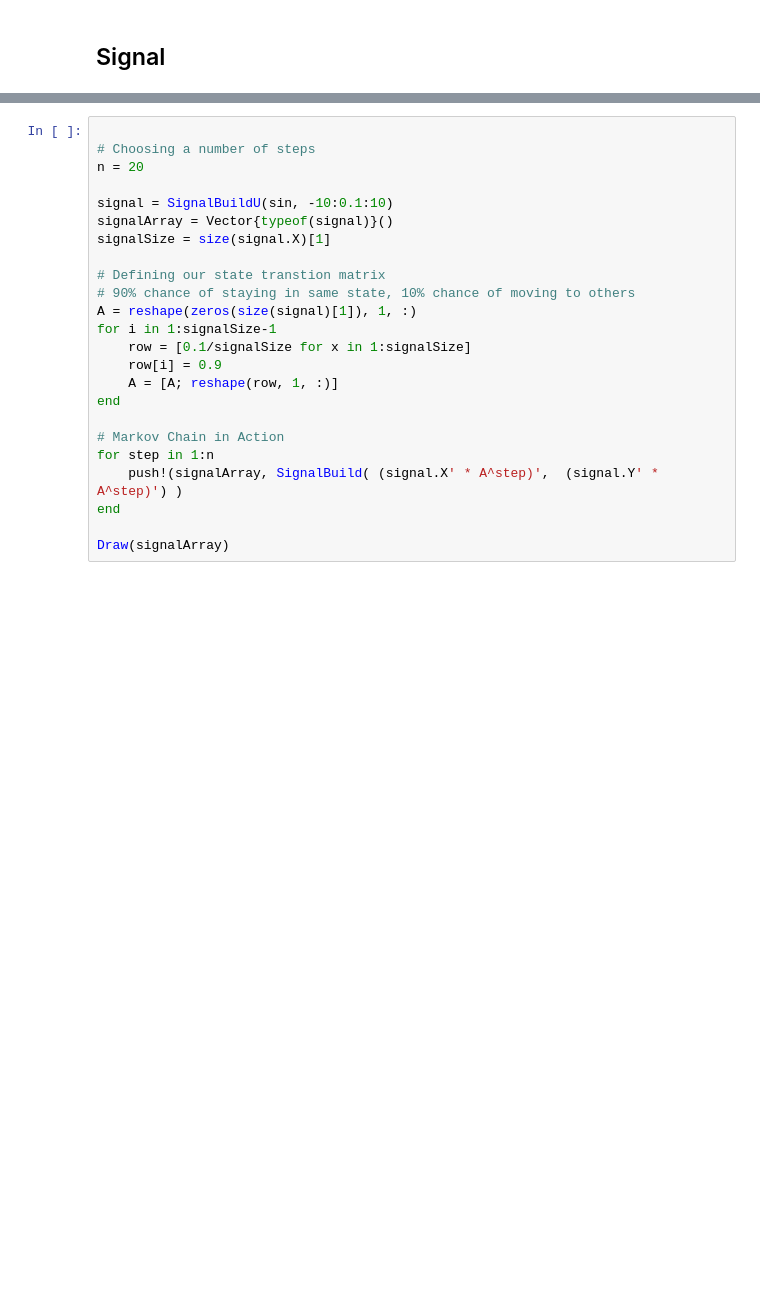
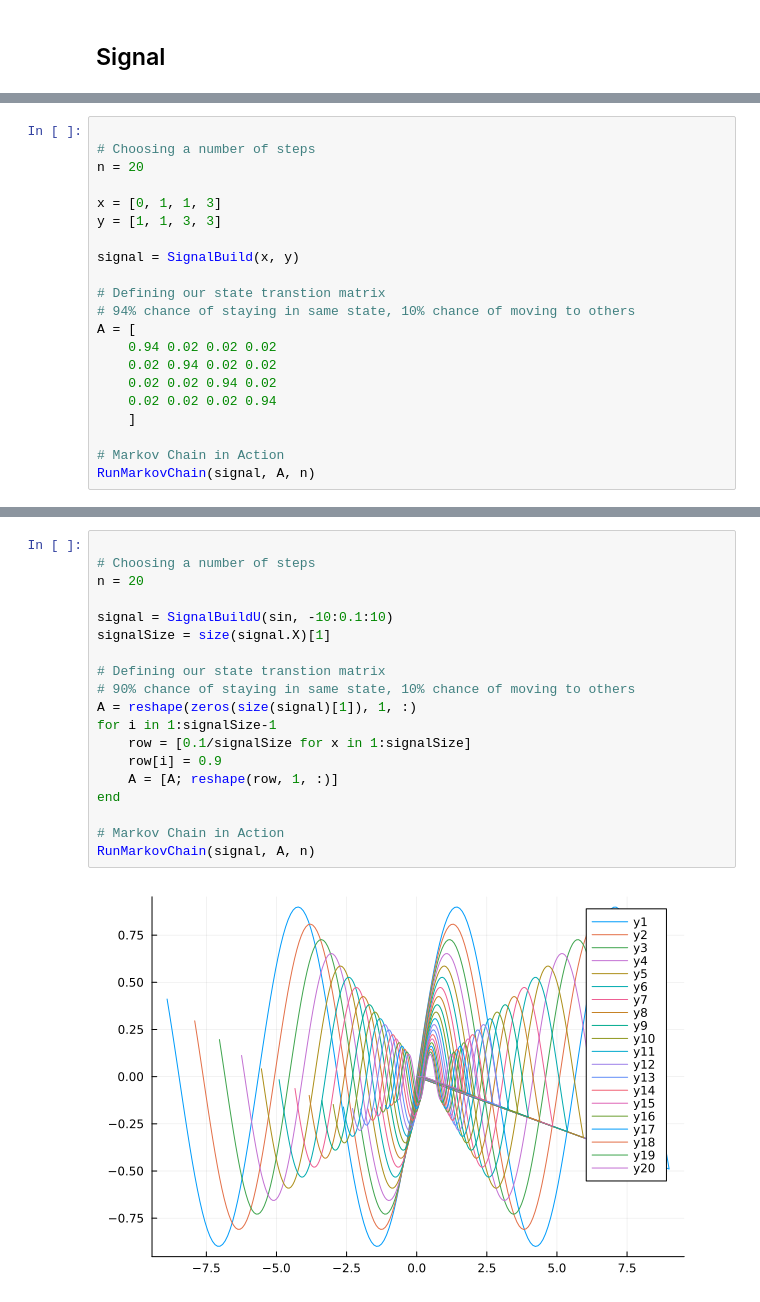
Before and after one commit to brunohry/Easylinalg, a Jupyter notebook: docs/Exemplos/exemplo-markov.ipynb, the cells around one changed output, grey strips where cells are left out. Cells and saved outputs as stored; diff of their text form; blank space fills up the shorter version.

```diff
--- a/docs/Exemplos/exemplo-markov.ipynb
+++ b/docs/Exemplos/exemplo-markov.ipynb
@@ -59,0 +54,21 @@ Draw(arrow3DArray)
+# %%
+
+# Choosing a number of steps
+n = 20
+
+x = [0, 1, 1, 3]
+y = [1, 1, 3, 3]
+
+signal = SignalBuild(x, y)
+
+# Defining our state transtion matrix
+# 94% chance of staying in same state, 10% chance of moving to others
+A = [
+    0.94 0.02 0.02 0.02
+    0.02 0.94 0.02 0.02
+    0.02 0.02 0.94 0.02
+    0.02 0.02 0.02 0.94
+    ]
+
+# Markov Chain in Action
+RunMarkovChain(signal, A, n)
@@ -60,24 +79,21 @@ Draw(arrow3DArray)
 # %%
 
 # Choosing a number of steps
 n = 20
 
 signal = SignalBuildU(sin, -10:0.1:10)
-signalArray = Vector{typeof(signal)}()
 signalSize = size(signal.X)[1]
 
 # Defining our state transtion matrix
 # 90% chance of staying in same state, 10% chance of moving to others
 A = reshape(zeros(size(signal)[1]), 1, :)
 for i in 1:signalSize-1
     row = [0.1/signalSize for x in 1:signalSize]
     row[i] = 0.9
     A = [A; reshape(row, 1, :)]
 end
 
 # Markov Chain in Action
-for step in 1:n
-    push!(signalArray, SignalBuild( (signal.X' * A^step)',  (signal.Y' * A^step)') )
-end
-
-Draw(signalArray)
+RunMarkovChain(signal, A, n)
+# %% [output]
+[figure, added]
```
Also changed, not shown: parts of 6 cells of this notebook.
